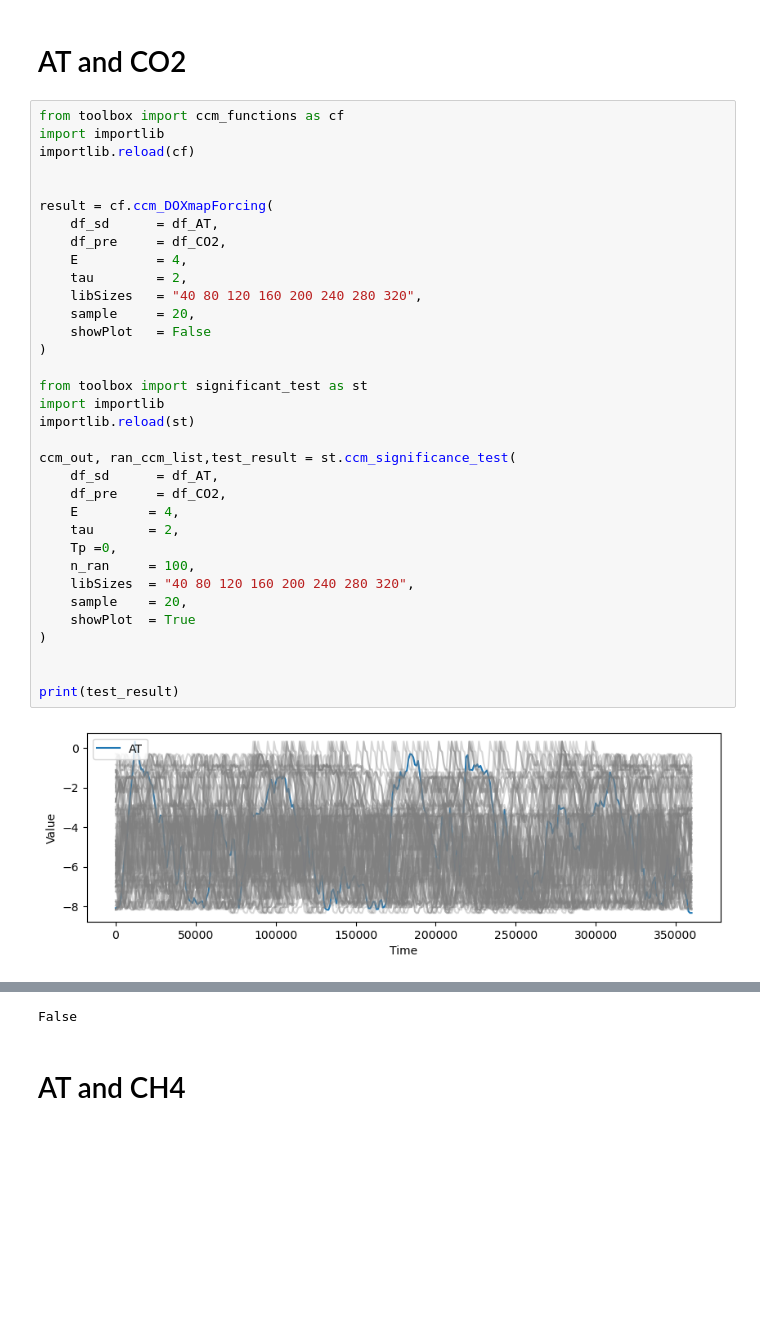
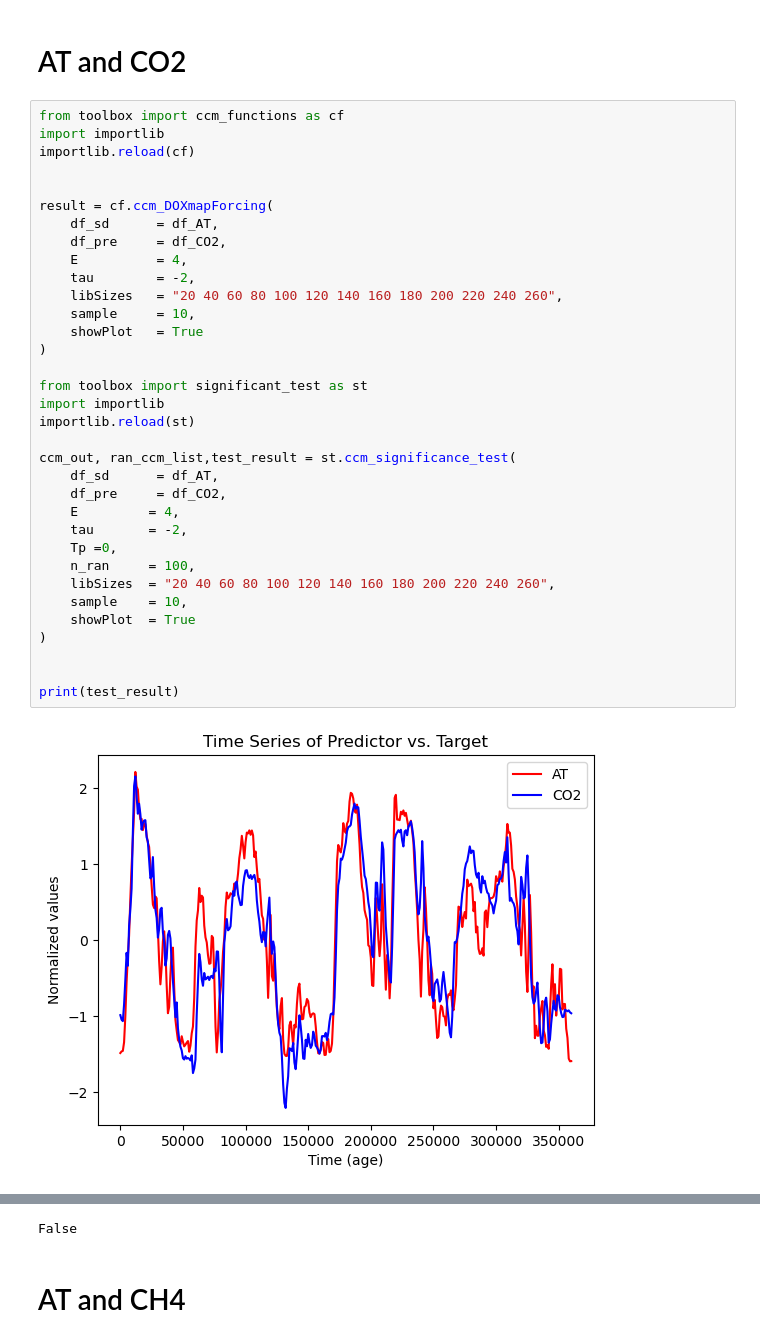
Before and after one commit to Peisong-Zheng/van2015_repeat, a Jupyter notebook: New_data_CCM_early.ipynb, the cells around one changed output, grey strips where cells are left out. Saved outputs shown, nothing was run; the diff lists cells and outputs as text; blank space fills up the shorter version.

```diff
--- a/New_data_CCM_early.ipynb
+++ b/New_data_CCM_early.ipynb
@@ -52,36 +68,36 @@ print(len(df_AT['age']))
 # %%
 from toolbox import ccm_functions as cf
 import importlib
 importlib.reload(cf)
 
 
 result = cf.ccm_DOXmapForcing(
     df_sd      = df_AT,
     df_pre     = df_CO2,
     E          = 4,
-    tau        = 2,
-    libSizes   = "40 80 120 160 200 240 280 320",
-    sample     = 20,
-    showPlot   = False
+    tau        = -2,
+    libSizes   = "20 40 60 80 100 120 140 160 180 200 220 240 260",
+    sample     = 10,
+    showPlot   = True
 )
 
 from toolbox import significant_test as st
 import importlib
 importlib.reload(st)
 
 ccm_out, ran_ccm_list,test_result = st.ccm_significance_test(
     df_sd      = df_AT,
     df_pre     = df_CO2,
     E         = 4,
-    tau       = 2,
+    tau       = -2,
     Tp =0,
     n_ran     = 100,
-    libSizes  = "40 80 120 160 200 240 280 320",
-    sample    = 20,
+    libSizes  = "20 40 60 80 100 120 140 160 180 200 220 240 260",
+    sample    = 10,
     showPlot  = True
 )
 
 
 print(test_result)
 # %% [output]
-[figure, old version]
+[figure, new version]
```
Also changed, not shown: parts of 8 cells of this notebook, 8 other files.
